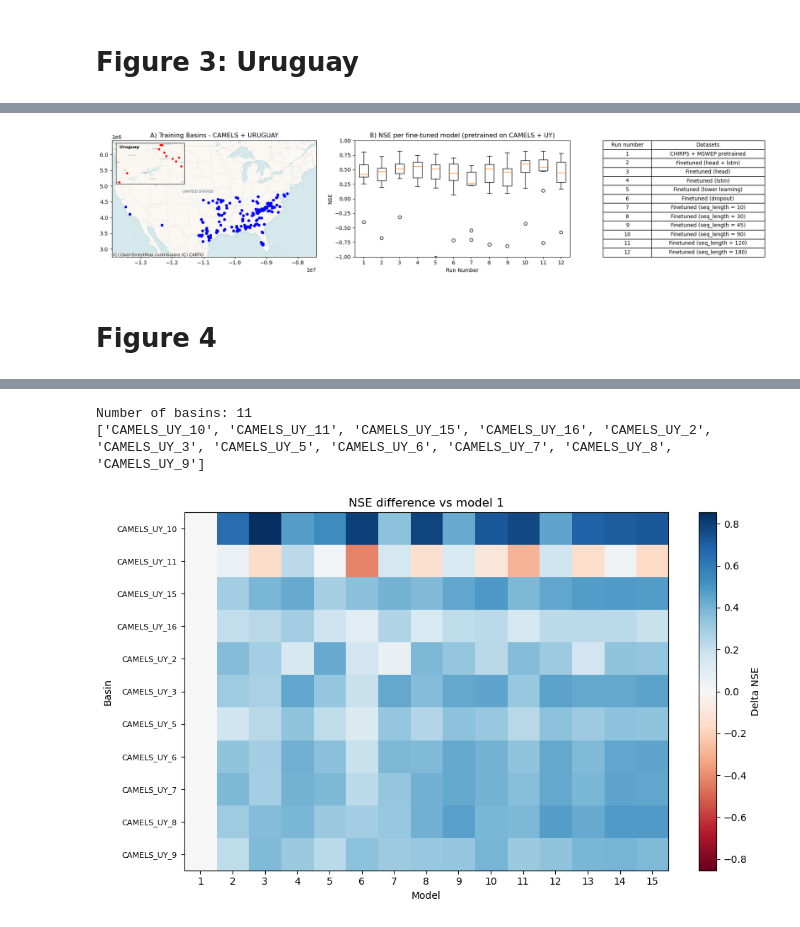
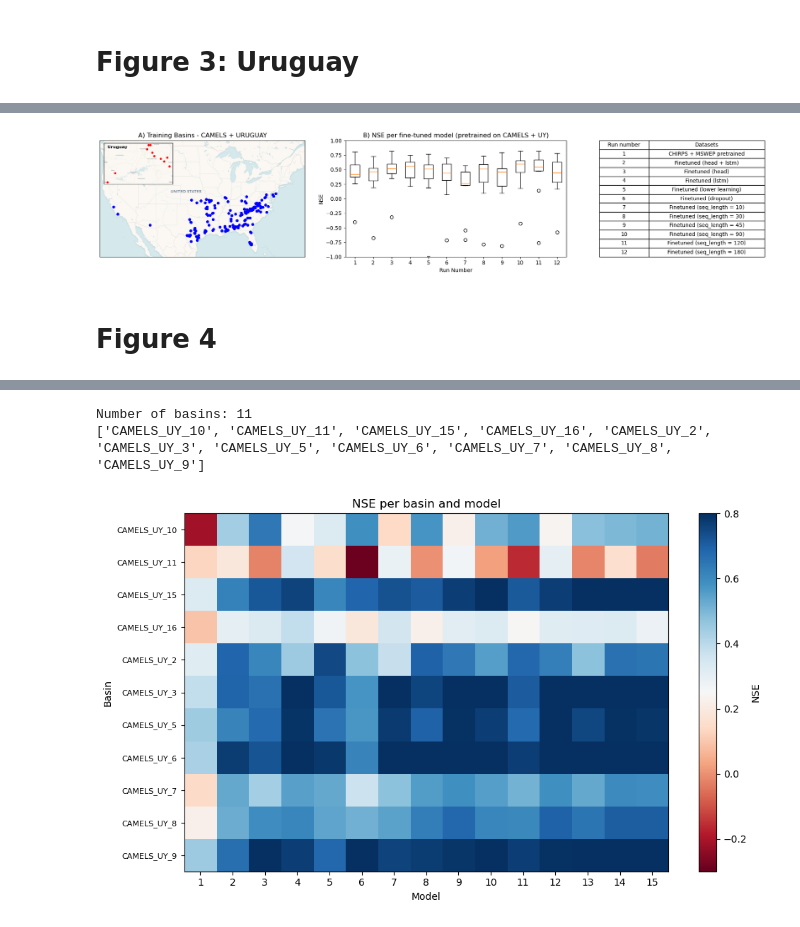
Before and after one commit to DSHydro/NeuralHydrologyAzure, a Jupyter notebook: final_runs/figures.ipynb, the cells around one changed output, grey strips where cells are left out. Drawn from its saved outputs; the diff is of its cells as text; code cells hidden in the pictures.

```diff
--- a/final_runs/figures.ipynb
+++ b/final_runs/figures.ipynb
@@ -1176,6 +1188,8 @@ all_combinations = [
     for r in range(1, len(precip_products) + 1)
     for combo in itertools.combinations(precip_products, r)
 ]
+
+all_combinations = [all_combinations[i] for i in [0, 1, 2, 3, 7, 10, 14]]
 
 all_NSE = []
 model_numbers = []
@@ -1584,8 +1710,10 @@ gdf_us.plot(
 ax[0].set_title("A) Training Basins - CAMELS + URUGUAY")
 ax[0].set_xlim(xmin, xmax)
 ax[0].set_ylim(ymin, ymax)
+ax[0].set_xticks([])
+ax[0].set_yticks([])
 
-cx.add_basemap(ax[0], source=cx.providers.CartoDB.Voyager)
+cx.add_basemap(ax[0], source=cx.providers.CartoDB.Voyager, attribution=False)
 
 # Create inset axes inside ax[1,0]
 # width/height are % of parent axes, loc sets the corner position
@@ -1676,7 +1804,7 @@ for (row, col), cell in table.get_celld().items():
 plt.tight_layout()
 plt.show()
 # %% [output]
-[figure, old version]
+[figure, new version]
 # %% [markdown]
 # Figure 4
 # %%
@@ -1726,51 +1854,53 @@ nse_df.head()
 import matplotlib.pyplot as plt
 from matplotlib.colors import TwoSlopeNorm
 
-# Difference vs first model (column 1)
-nse_diff_df = nse_df.subtract(nse_df.iloc[:, 0], axis=0)
+# # Difference vs first model (column 1)
+# nse_diff_df = nse_df.subtract(nse_df.iloc[:, 0], axis=0)
 
 # Full basin list
-basin_numbers = nse_diff_df.index.tolist()
+basin_numbers = nse_df.index.tolist()
 print(f"Number of basins: {len(basin_numbers)}")
 print(basin_numbers)
 
 # Easy size control: (width, height)
 # Height is set to show all basin labels more clearly
 figsize = (10, max(6, len(basin_numbers) * 0.35))
 
-vals = nse_diff_df.to_numpy()
-lim = max(abs(vals.min()), abs(vals.max()))
-if lim == 0:
-    lim = 1e-6
+vals = nse_df.to_numpy()
+# lim = max(abs(vals.min()), abs(vals.max()))
+# if lim == 0:
+#     lim = 1e-6
 
 fig, ax = plt.subplots(figsize=figsize)
 im = ax.imshow(
     vals,
     aspect="auto",
     cmap="RdBu",
-    norm=TwoSlopeNorm(vmin=-lim, vcenter=0, vmax=lim),
+    vmin=-0.3,
+    vmax=0.8,
+    # norm=TwoSlopeNorm(vmin=-lim, vcenter=0, vmax=lim),
 )
 
-ax.set_xticks(range(nse_diff_df.shape[1]))
-ax.set_xticklabels(nse_diff_df.columns)
+ax.set_xticks(range(nse_df.shape[1]))
+ax.set_xticklabels(nse_df.columns)
 
 # Show all basins on y-axis
-ax.set_yticks(range(nse_diff_df.shape[0]))
+ax.set_yticks(range(nse_df.shape[0]))
 ax.set_yticklabels(basin_numbers, fontsize=8)
 
 ax.set_xlabel("Model")
 ax.set_ylabel("Basin")
-ax.set_title(f"NSE difference vs model {nse_df.columns[0]}")
+ax.set_title(f"NSE per basin and model")
 
-fig.colorbar(im, ax=ax, label="Delta NSE")
+fig.colorbar(im, ax=ax, label="NSE")
 plt.tight_layout()
 plt.show()
 
-# nse_diff_df.head()
+# nse_df.head()
 # %% [output]
 Number of basins: 11
 ['CAMELS_UY_10', 'CAMELS_UY_11', 'CAMELS_UY_15', 'CAMELS_UY_16', 'CAMELS_UY_2', 'CAMELS_UY_3', 'CAMELS_UY_5', 'CAMELS_UY_6', 'CAMELS_UY_7', 'CAMELS_UY_8', 'CAMELS_UY_9']
-[figure, old version]
+[figure, new version]
 # %%
 def plot_precipitation_comparison_uy(
     basin: str,
```
Also changed, not shown: parts of 13 cells of this notebook, 18 other files.
